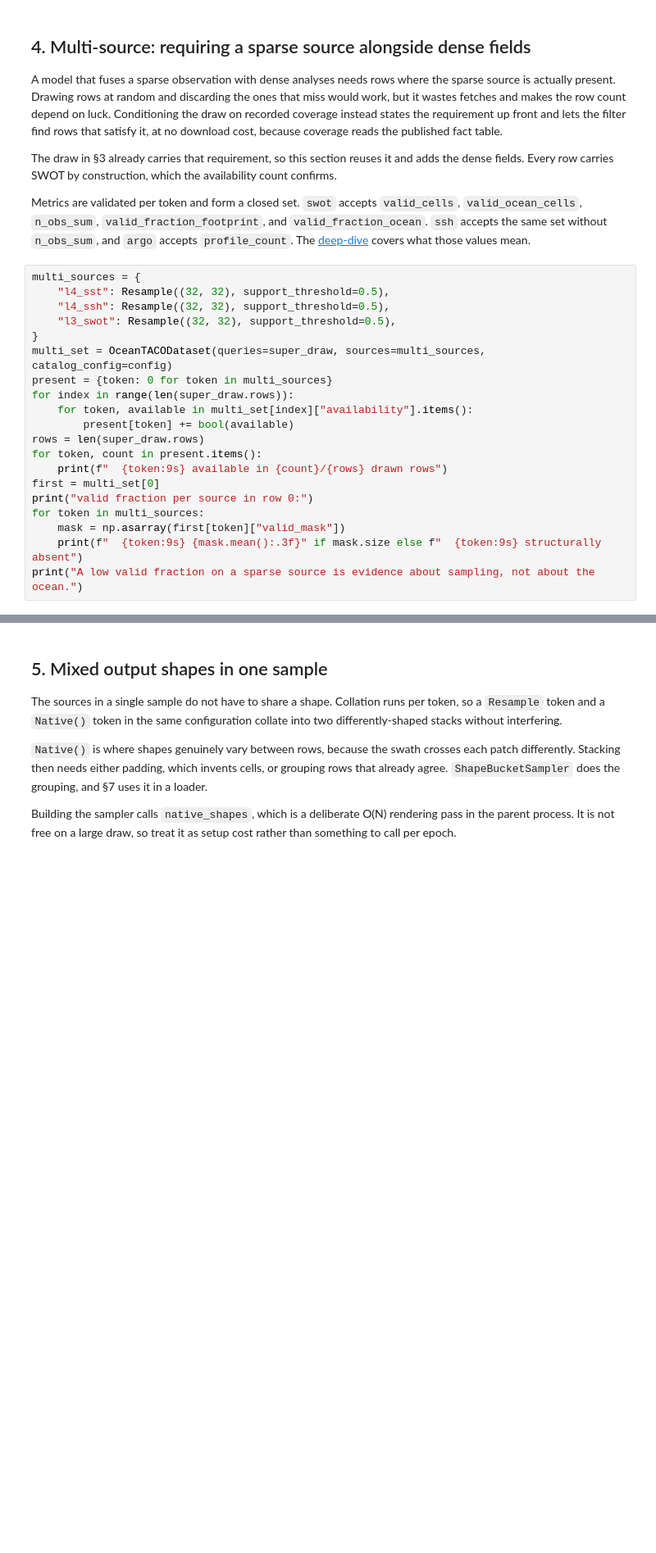
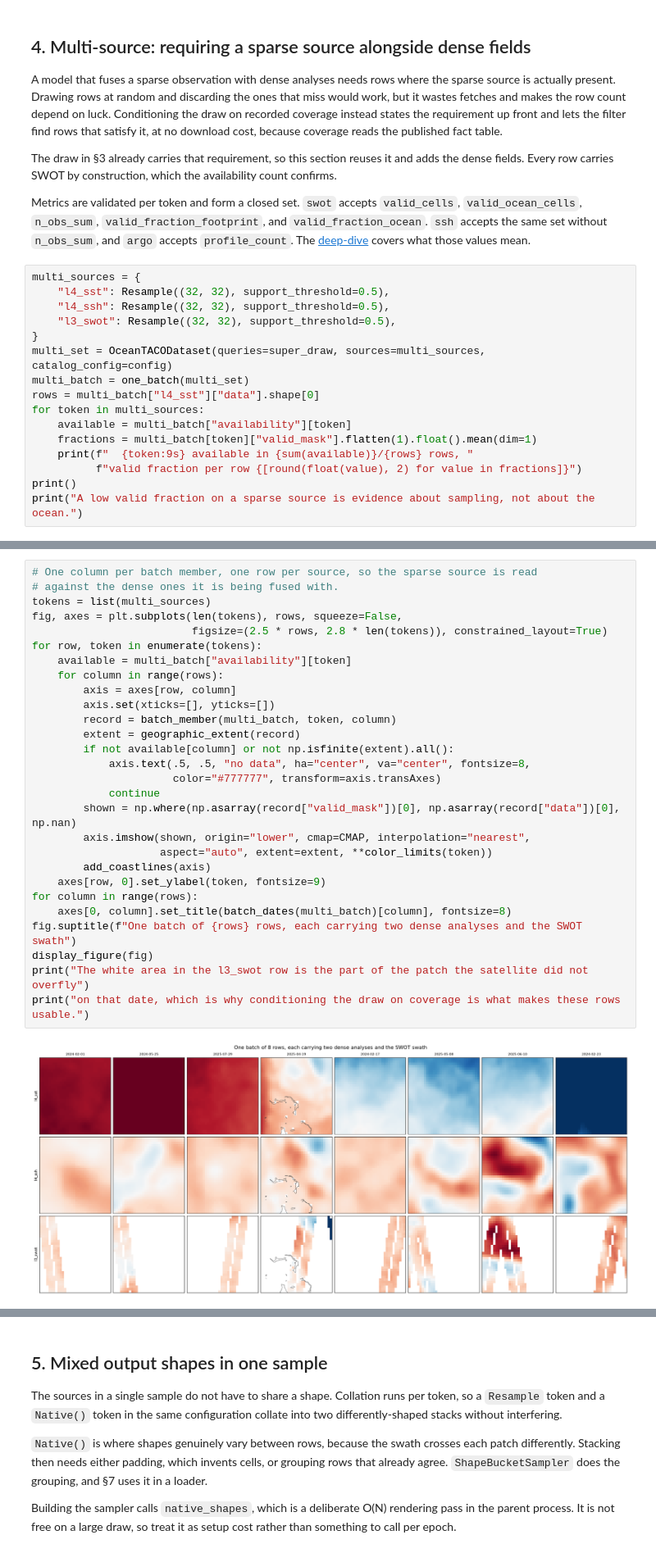
Before and after one commit to nilsleh/oceanTACO, a Jupyter notebook: docs/tutorials/spatio_temporal_query_generation.ipynb, the cells around one changed output, grey strips where cells are left out. Shown at 82% size. Cells and saved outputs as stored; diff of their text form; blank space fills up the shorter version.

```diff
--- a/docs/tutorials/spatio_temporal_query_generation.ipynb
+++ b/docs/tutorials/spatio_temporal_query_generation.ipynb
@@ -482,17 +697,13 @@ multi_sources = {
     "l3_swot": Resample((32, 32), support_threshold=0.5),
 }
 multi_set = OceanTACODataset(queries=super_draw, sources=multi_sources, catalog_config=config)
-present = {token: 0 for token in multi_sources}
-for index in range(len(super_draw.rows)):
-    for token, available in multi_set[index]["availability"].items():
-        present[token] += bool(available)
-rows = len(super_draw.rows)
-for token, count in present.items():
-    print(f"  {token:9s} available in {count}/{rows} drawn rows")
-first = multi_set[0]
-print("valid fraction per source in row 0:")
+multi_batch = one_batch(multi_set)
+rows = multi_batch["l4_sst"]["data"].shape[0]
 for token in multi_sources:
-    mask = np.asarray(first[token]["valid_mask"])
-    print(f"  {token:9s} {mask.mean():.3f}" if mask.size else f"  {token:9s} structurally absent")
+    available = multi_batch["availability"][token]
+    fractions = multi_batch[token]["valid_mask"].flatten(1).float().mean(dim=1)
+    print(f"  {token:9s} available in {sum(available)}/{rows} rows, "
+          f"valid fraction per row {[round(float(value), 2) for value in fractions]}")
+print()
 print("A low valid fraction on a sparse source is evidence about sampling, not about the ocean.")
 # %% [output]
@@ -506,0 +725,30 @@ A low valid fraction on a sparse source is evidence about sampling, not about th
+# %%
+# One column per batch member, one row per source, so the sparse source is read
+# against the dense ones it is being fused with.
+tokens = list(multi_sources)
+fig, axes = plt.subplots(len(tokens), rows, squeeze=False,
+                         figsize=(2.5 * rows, 2.8 * len(tokens)), constrained_layout=True)
+for row, token in enumerate(tokens):
+    available = multi_batch["availability"][token]
+    for column in range(rows):
+        axis = axes[row, column]
+        axis.set(xticks=[], yticks=[])
+        record = batch_member(multi_batch, token, column)
+        extent = geographic_extent(record)
+        if not available[column] or not np.isfinite(extent).all():
+            axis.text(.5, .5, "no data", ha="center", va="center", fontsize=8,
+                      color="#777777", transform=axis.transAxes)
+            continue
+        shown = np.where(np.asarray(record["valid_mask"])[0], np.asarray(record["data"])[0], np.nan)
+        axis.imshow(shown, origin="lower", cmap=CMAP, interpolation="nearest",
+                    aspect="auto", extent=extent, **color_limits(token))
+        add_coastlines(axis)
+    axes[row, 0].set_ylabel(token, fontsize=9)
+for column in range(rows):
+    axes[0, column].set_title(batch_dates(multi_batch)[column], fontsize=8)
+fig.suptitle(f"One batch of {rows} rows, each carrying two dense analyses and the SWOT swath")
+display_figure(fig)
+print("The white area in the l3_swot row is the part of the patch the satellite did not overfly")
+print("on that date, which is why conditioning the draw on coverage is what makes these rows usable.")
+# %% [output]
+[figure, added]
```
Also changed, not shown: parts of 24 cells of this notebook, 6 other files.
